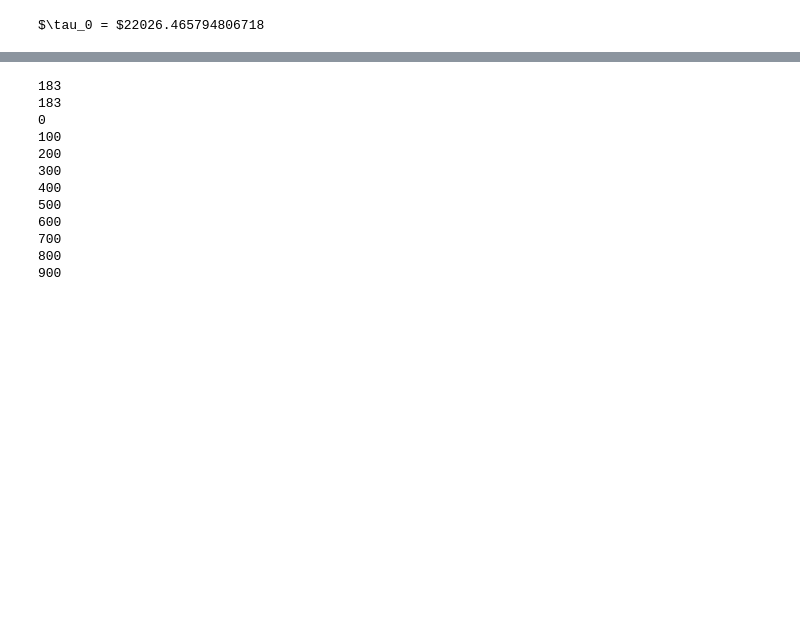
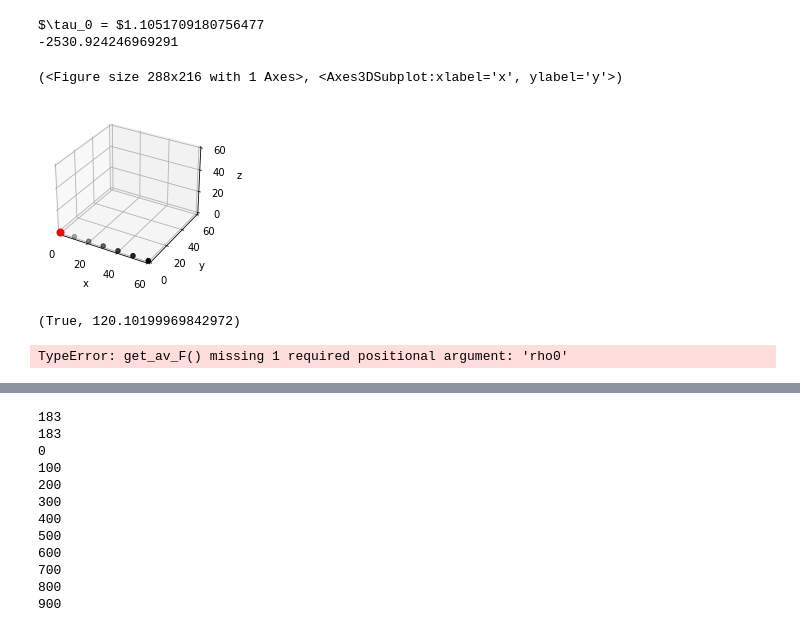
Before and after one commit to HugoLeRoy94/Aging_Condensate, a Jupyter notebook: System_backend/Test_backend.ipynb, the cells around one changed output, grey strips where cells are left out. Drawn from its saved outputs; the diff is of its cells as text; code cells hidden in the pictures; blank space fills up the shorter version.

```diff
--- a/System_backend/Test_backend.ipynb
+++ b/System_backend/Test_backend.ipynb
@@ -8,12 +9,22 @@ import tqdm
 %matplotlib inline
 plt.rcParams["figure.figsize"] = (4,3)
 # %%
-ell_tot = 2000.
-distance_anchor = 1000.
-rho0 = 0.00001
-temperature = 0.1
-tau_0 = np.exp(1/temperature)
+ell_tot = 1000.
+rho0 = 1/10
+BindingEnergy = 0.1
+tau_0 = np.exp(BindingEnergy)
 print(r'$\tau_0 = $'+str(tau_0))
-S = System(ell_tot,rho0,temperature,seed=19880)
+S = System(ell_tot,rho0,BindingEnergy,seed=19880)
+print(S.get_F())
 # %% [output]
-$\tau_0 = $22026.465794806718
+$\tau_0 = $1.1051709180756477
+-2530.924246969291
+# %%
+S.Plot3DSystem()
+# %% [output]
+(<Figure size 288x216 with 1 Axes>, <Axes3DSubplot:xlabel='x', ylabel='y'>)
+[figure, added]
+# %%
+S.evolve()
+# %% [output]
+(True, 120.10199969842972)
@@ -19,0 +43,11 @@ $\tau_0 = $22026.465794806718
+# %%
+fres = list()
+for d in np.linspace(5,15,10):
+    rho0 = 1/d
+    BindingEnergies = np.linspace(0.,-10,10)
+    with Pool(10) as p:
+        res = p.map(get_av_F,zip(BindingEnergies,np.array([rho0 for _ in range(BindingEnergies.shape[0])])))
+    fres.apend(np.array(res))
+fres = np.array(fres)
+# %% [output]
+TypeError: get_av_F() missing 1 required positional argument: 'rho0'
```
Also changed, not shown: parts of 9 cells of this notebook, 28 other files.
